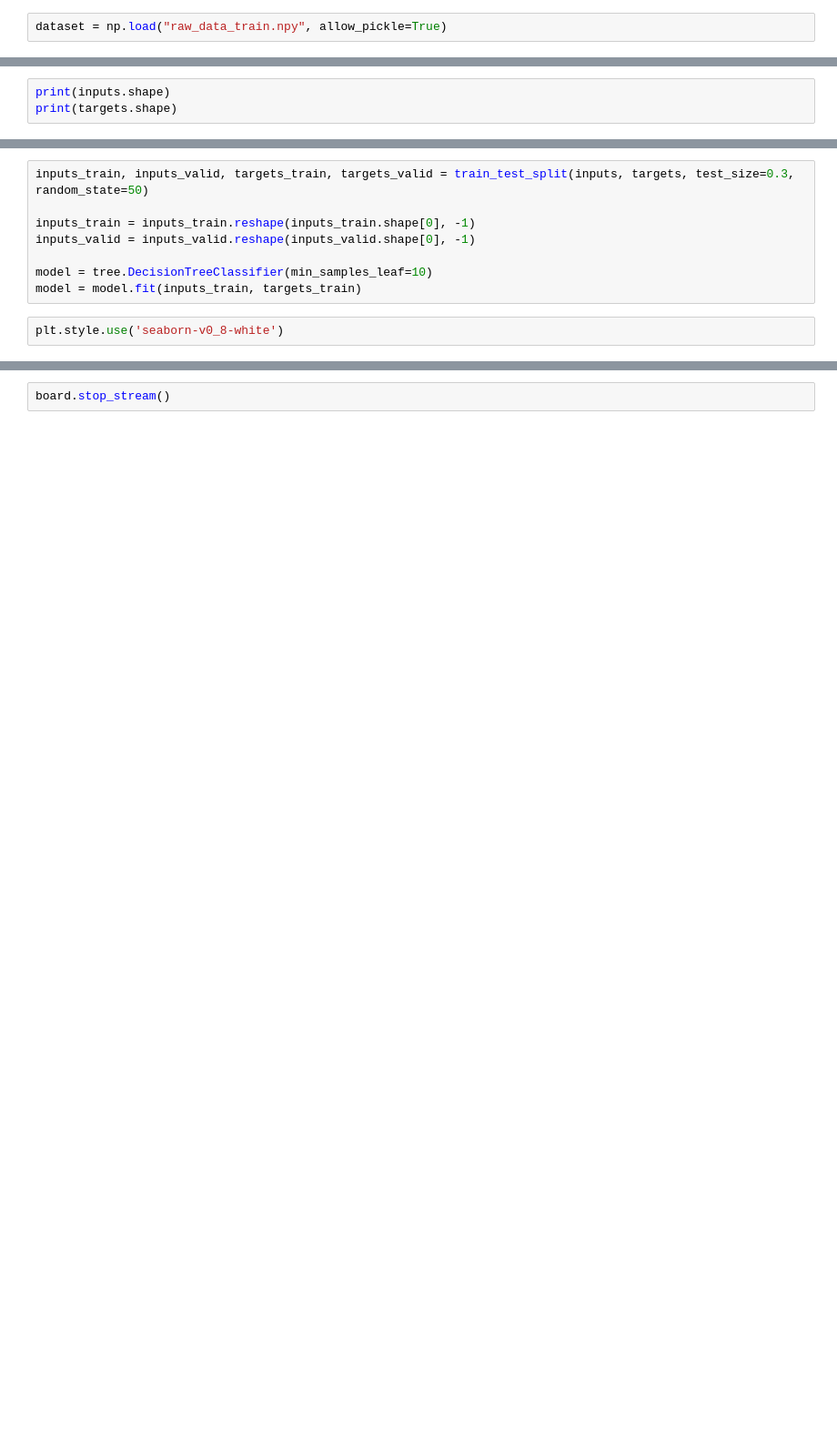
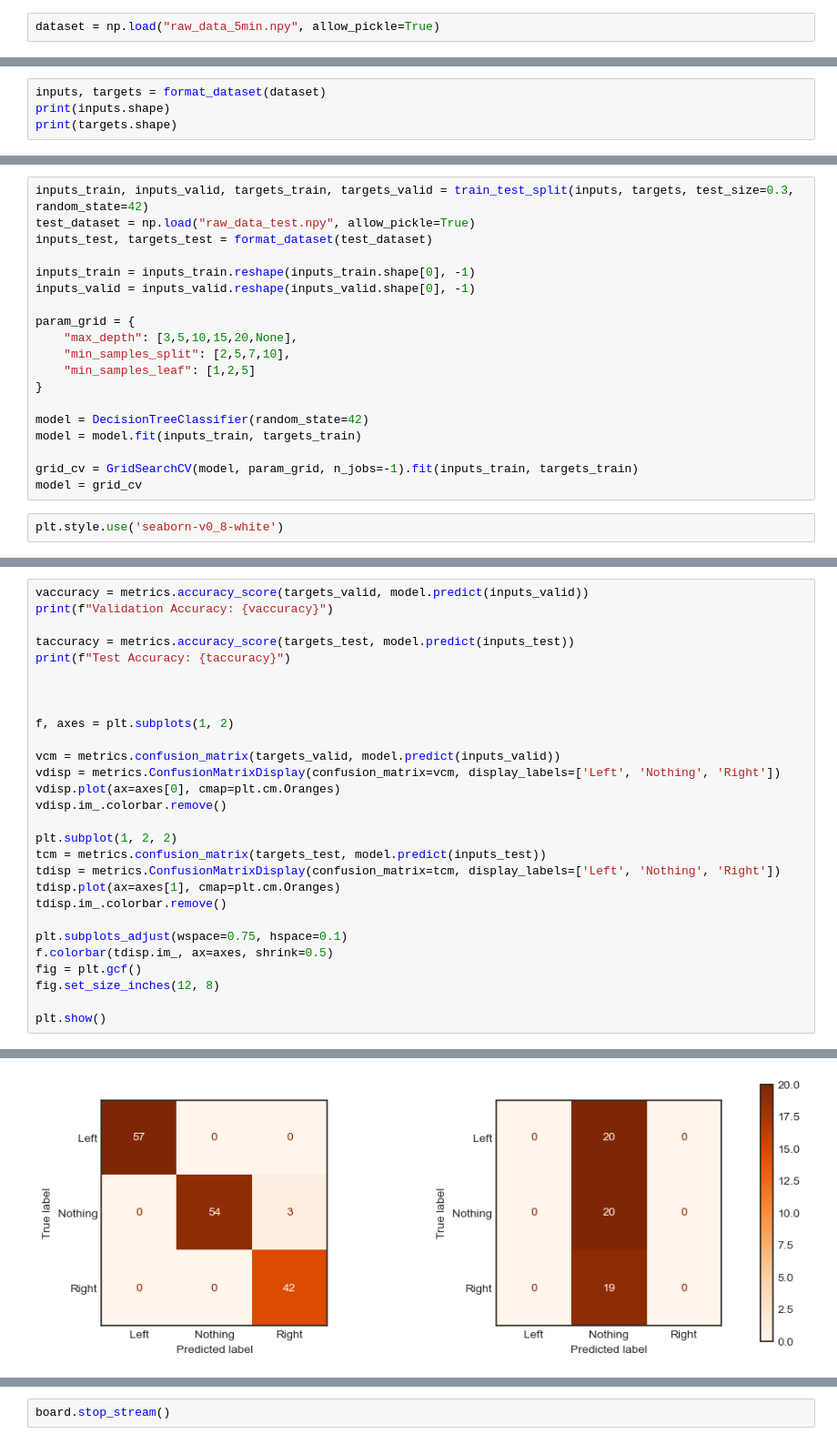
Before and after one commit to Stelath/neuro-nav, a Jupyter notebook: decision_tree_testing.ipynb, the cells around one changed output, grey strips where cells are left out. Shown: that part at 91% size. Drawn from its saved outputs; the diff is of its cells as text; blank space fills up the shorter version.

```diff
--- a/decision_tree_testing.ipynb
+++ b/decision_tree_testing.ipynb
@@ -80,7 +80,7 @@ np.save("raw_data.npy", dataset)
 # %% [output]
 NameError: name 'inputs' is not defined
 # %%
-dataset = np.load("raw_data_train.npy", allow_pickle=True)
+dataset = np.load("raw_data_5min.npy", allow_pickle=True)
 # %%
 # def downsample(data, hz):
 #     num_downsamples = int(math.log2(256 / hz))
@@ -148,4 +151,5 @@ inputs = np.array(inputs)
 # %%
+inputs, targets = format_dataset(dataset)
 print(inputs.shape)
 print(targets.shape)
 # %% [output]
@@ -154,10 +158,21 @@ print(targets.shape)
 # %%
-inputs_train, inputs_valid, targets_train, targets_valid = train_test_split(inputs, targets, test_size=0.3, random_state=50)
+inputs_train, inputs_valid, targets_train, targets_valid = train_test_split(inputs, targets, test_size=0.3, random_state=42)
+test_dataset = np.load("raw_data_test.npy", allow_pickle=True)
+inputs_test, targets_test = format_dataset(test_dataset)
 
 inputs_train = inputs_train.reshape(inputs_train.shape[0], -1)
 inputs_valid = inputs_valid.reshape(inputs_valid.shape[0], -1)
 
-model = tree.DecisionTreeClassifier(min_samples_leaf=10)
+param_grid = {
+    "max_depth": [3,5,10,15,20,None],
+    "min_samples_split": [2,5,7,10],
+    "min_samples_leaf": [1,2,5]
+}
+
+model = DecisionTreeClassifier(random_state=42)
 model = model.fit(inputs_train, targets_train)
+
+grid_cv = GridSearchCV(model, param_grid, n_jobs=-1).fit(inputs_train, targets_train)
+model = grid_cv
 # %%
 plt.style.use('seaborn-v0_8-white')
@@ -215,0 +179,29 @@ tree.plot_tree(model)
+# %%
+vaccuracy = metrics.accuracy_score(targets_valid, model.predict(inputs_valid))
+print(f"Validation Accuracy: {vaccuracy}")
+
+taccuracy = metrics.accuracy_score(targets_test, model.predict(inputs_test))
+print(f"Test Accuracy: {taccuracy}")
+
+
+
+f, axes = plt.subplots(1, 2)
+
+vcm = metrics.confusion_matrix(targets_valid, model.predict(inputs_valid))
+vdisp = metrics.ConfusionMatrixDisplay(confusion_matrix=vcm, display_labels=['Left', 'Nothing', 'Right'])
+vdisp.plot(ax=axes[0], cmap=plt.cm.Oranges)
+vdisp.im_.colorbar.remove()
+
+plt.subplot(1, 2, 2)
+tcm = metrics.confusion_matrix(targets_test, model.predict(inputs_test))
+tdisp = metrics.ConfusionMatrixDisplay(confusion_matrix=tcm, display_labels=['Left', 'Nothing', 'Right'])
+tdisp.plot(ax=axes[1], cmap=plt.cm.Oranges)
+tdisp.im_.colorbar.remove()
+
+plt.subplots_adjust(wspace=0.75, hspace=0.1)
+f.colorbar(tdisp.im_, ax=axes, shrink=0.5)
+fig = plt.gcf()
+fig.set_size_inches(12, 8)
+
+plt.show()
+# %% [output]
@@ -215,0 +210 @@ tree.plot_tree(model)
+[figure, added]
```
Also changed, not shown: parts of 9 cells of this notebook, 5 other files.
